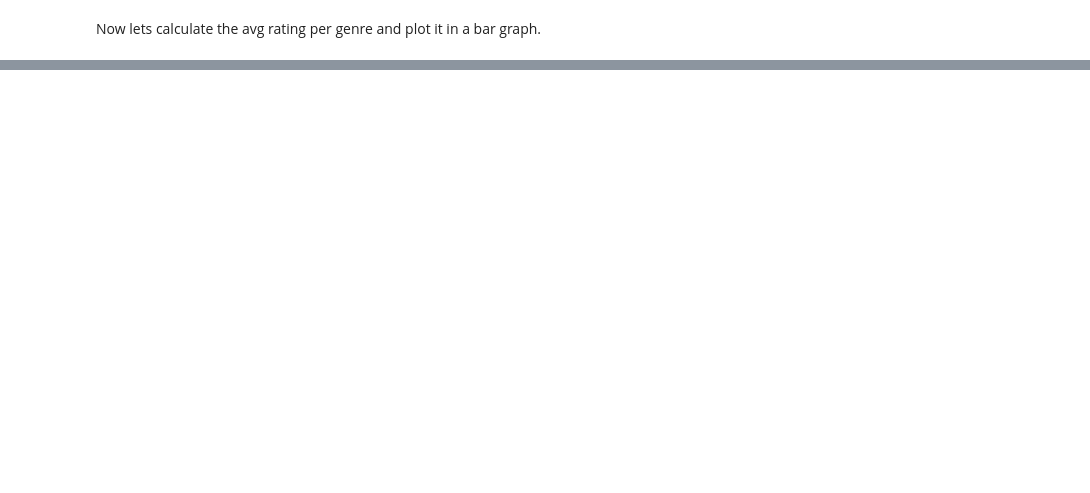
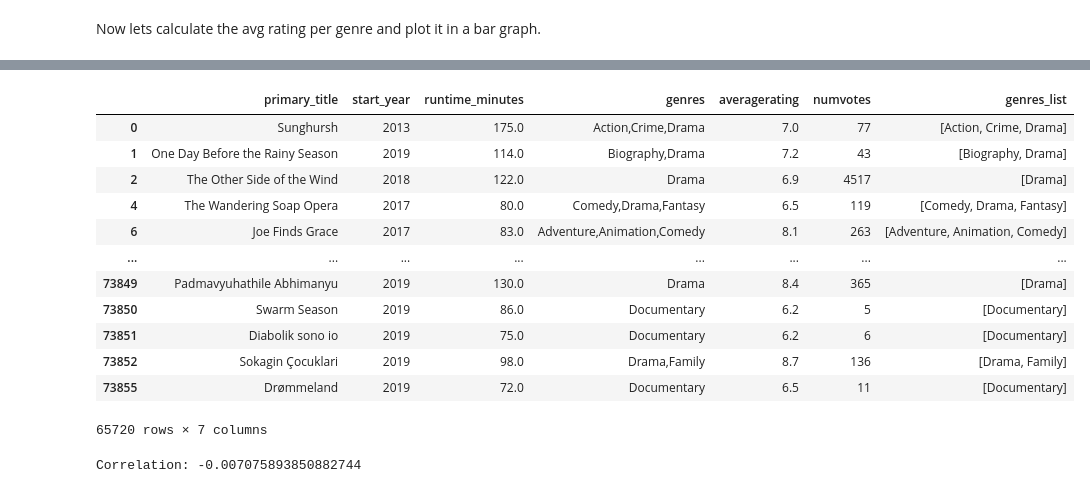
Before and after one commit to CrisThatOneCris/dsc-phase-1-project-v2-4, a Jupyter notebook: exploratory.ipynb, the cells around one changed output, grey strips where cells are left out. Drawn from its saved outputs; the diff is of its cells as text; code cells hidden in the pictures; blank space fills up the shorter version.

```diff
--- a/exploratory.ipynb
+++ b/exploratory.ipynb
@@ -1047,0 +1094,23 @@ conn.close()
+# %%
+imdb_ess_df.dropna(subset=['runtime_minutes'], axis=0, inplace=True)
+# %%
+imdb_ess_df
+# %% [output]
+|  | primary_title | start_year | runtime_minutes | genres | averagerating | numvotes | genres_list |
+| 0 | Sunghursh | 2013 | 175.0 | Action,Crime,Drama | 7.0 | 77 | [Action, Crime, Drama] |
+| 1 | One Day Before the Rainy Season | 2019 | 114.0 | Biography,Drama | 7.2 | 43 | [Biography, Drama] |
+| 2 | The Other Side of the Wind | 2018 | 122.0 | Drama | 6.9 | 4517 | [Drama] |
+| 4 | The Wandering Soap Opera | 2017 | 80.0 | Comedy,Drama,Fantasy | 6.5 | 119 | [Comedy, Drama, Fantasy] |
+| 6 | Joe Finds Grace | 2017 | 83.0 | Adventure,Animation,Comedy | 8.1 | 263 | [Adventure, Animation, Comedy] |
+| ... | ... | ... | ... | ... | ... | ... | ... |
+| 73849 | Padmavyuhathile Abhimanyu | 2019 | 130.0 | Drama | 8.4 | 365 | [Drama] |
+| 73850 | Swarm Season | 2019 | 86.0 | Documentary | 6.2 | 5 | [Documentary] |
+| 73851 | Diabolik sono io | 2019 | 75.0 | Documentary | 6.2 | 6 | [Documentary] |
+| 73852 | Sokagin Çocuklari | 2019 | 98.0 | Drama,Family | 8.7 | 136 | [Drama, Family] |
+| 73855 | Drømmeland | 2019 | 72.0 | Documentary | 6.5 | 11 | [Documentary] |
+65720 rows × 7 columns
+# %%
+correlation = imdb_ess_df['runtime_minutes'].corr(imdb_ess_df['averagerating'])
+print("Correlation:", correlation)
+# %% [output]
+Correlation: -0.007075893850882744
```
Also changed, not shown: parts of 15 cells of this notebook.
